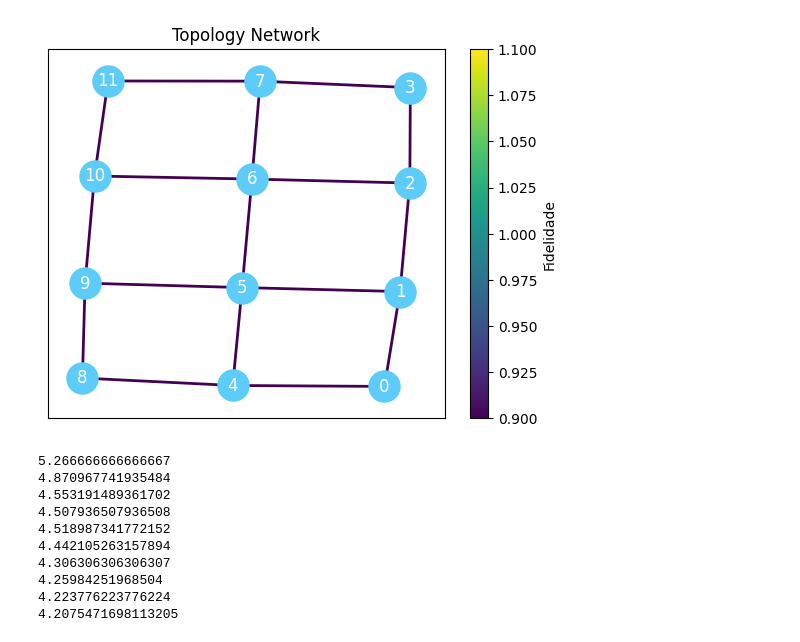
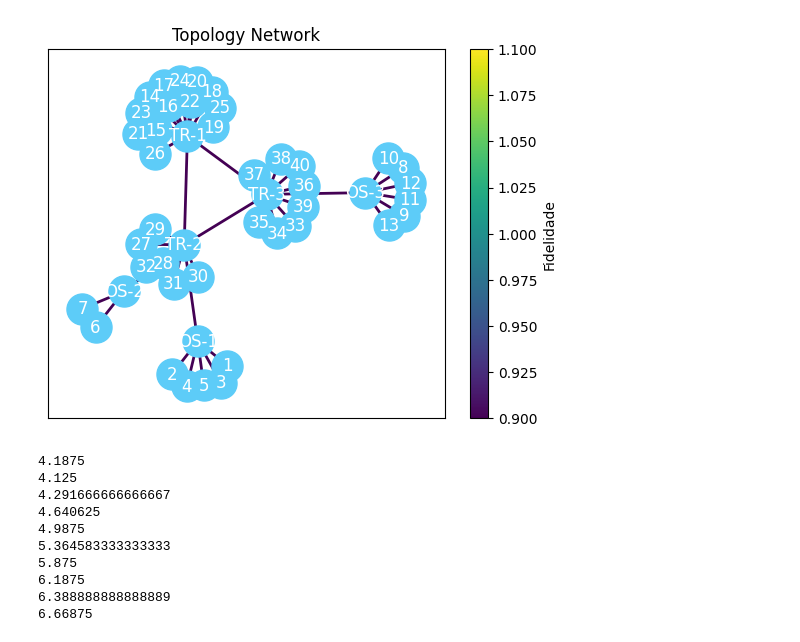
Before and after one commit to artuenric/Alocacao-de-Rotas-para-Redes-QKD, a Jupyter notebook: N Requests x Vazão.ipynb, the cells around one changed output. Drawn from its saved outputs; the diff is of its cells as text; code cells hidden in the pictures.

```diff
--- a/N Requests x Vazão.ipynb
+++ b/N Requests x Vazão.ipynb
@@ -9,13 +9,13 @@ from QKDnet.utils import Logger
 # %%
 # Rede
 rede = Network()
-rede.set_topology("Lattice", 3,4)
+rede.set_topology("China")
 rede.set_nqubits(1000)
 rede.draw()
 # Controlador
 controlador = Controller(rede)
 # %% [output]
-[figure, old version]
+[figure, new version]
 # %%
 # Parâmetros da simulação
 n_requests = [100, 200, 300, 400, 500, 600, 700, 800, 900, 1000]
@@ -43,13 +43,13 @@ for n in n_requests:
 for simulation in simulations:
     print(simulation.throughput)
 # %% [output]
-5.266666666666667
-4.870967741935484
-4.553191489361702
-4.507936507936508
-4.518987341772152
-4.442105263157894
-4.306306306306307
-4.25984251968504
-4.223776223776224
-4.2075471698113205
+4.1875
+4.125
+4.291666666666667
+4.640625
+4.9875
+5.364583333333333
+5.875
+6.1875
+6.388888888888889
+6.66875
```
Also changed, not shown: 10 other files.
